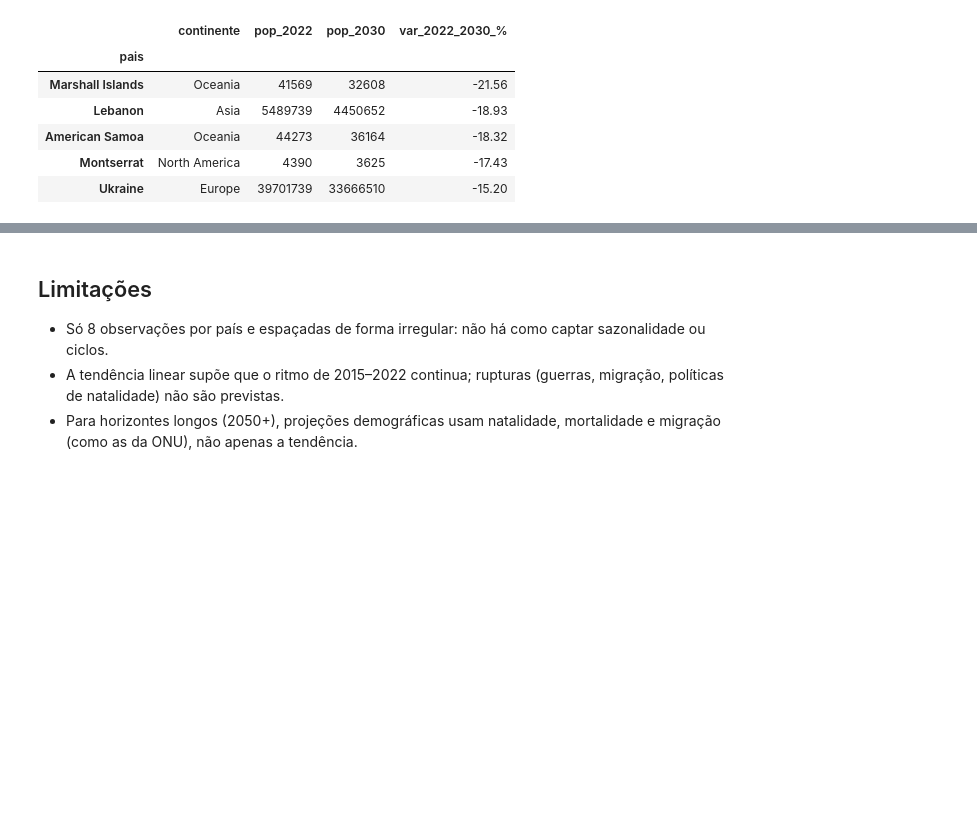
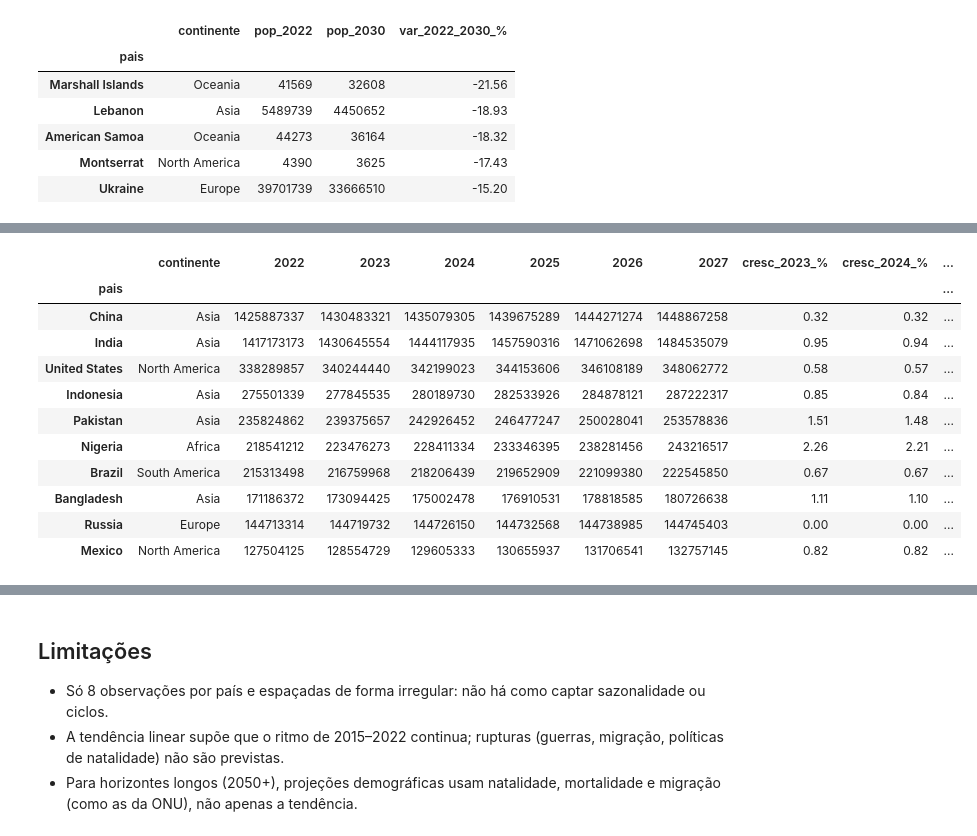
Before and after one commit to vivianesilper/cienciadedados, a Jupyter notebook: Projeto_Forecast/03_forecast.ipynb, the cells around one changed output, grey strips where cells are left out. Drawn from its saved outputs; the diff is of its cells as text; code cells hidden in the pictures; blank space fills up the shorter version.

```diff
--- a/Projeto_Forecast/03_forecast.ipynb
+++ b/Projeto_Forecast/03_forecast.ipynb
@@ -173,0 +178,26 @@ display(forecast.nsmallest(5, 'var_2022_2030_%')[cols])
+# %%
+ANOS_PREV = [2023, 2024, 2025, 2026, 2027]
+
+anual = pd.DataFrame({'continente': df.set_index('pais')['continente'], 2022: pop[2022]})
+for ano in ANOS_PREV:
+    anual[ano] = prever(base, ano, 'linear', 2).round().astype('int64')
+
+def crescimento(tabela):
+    """Crescimento % de cada ano em relação ao anterior."""
+    return (tabela[ANOS_PREV].to_numpy() / tabela[[2022] + ANOS_PREV[:-1]].to_numpy() - 1) * 100
+
+anual[[f'cresc_{a}_%' for a in ANOS_PREV]] = crescimento(anual).round(2)
+anual.sort_values(2022, ascending=False).head(10)
+# %% [output]
+|  | continente | 2022 | 2023 | 2024 | 2025 | 2026 | 2027 | cresc_2023_% | cresc_2024_% | ... |
+| pais |  |  |  |  |  |  |  |  |  | ... |
+| China | Asia | 1425887337 | 1430483321 | 1435079305 | 1439675289 | 1444271274 | 1448867258 | 0.32 | 0.32 | ... |
+| India | Asia | 1417173173 | 1430645554 | 1444117935 | 1457590316 | 1471062698 | 1484535079 | 0.95 | 0.94 | ... |
+| United States | North America | 338289857 | 340244440 | 342199023 | 344153606 | 346108189 | 348062772 | 0.58 | 0.57 | ... |
+| Indonesia | Asia | 275501339 | 277845535 | 280189730 | 282533926 | 284878121 | 287222317 | 0.85 | 0.84 | ... |
+| Pakistan | Asia | 235824862 | 239375657 | 242926452 | 246477247 | 250028041 | 253578836 | 1.51 | 1.48 | ... |
+| Nigeria | Africa | 218541212 | 223476273 | 228411334 | 233346395 | 238281456 | 243216517 | 2.26 | 2.21 | ... |
+| Brazil | South America | 215313498 | 216759968 | 218206439 | 219652909 | 221099380 | 222545850 | 0.67 | 0.67 | ... |
+| Bangladesh | Asia | 171186372 | 173094425 | 175002478 | 176910531 | 178818585 | 180726638 | 1.11 | 1.10 | ... |
+| Russia | Europe | 144713314 | 144719732 | 144726150 | 144732568 | 144738985 | 144745403 | 0.00 | 0.00 | ... |
+| Mexico | North America | 127504125 | 128554729 | 129605333 | 130655937 | 131706541 | 132757145 | 0.82 | 0.82 | ... |
```
Also changed, not shown: parts of 7 cells of this notebook, 2 other files.
